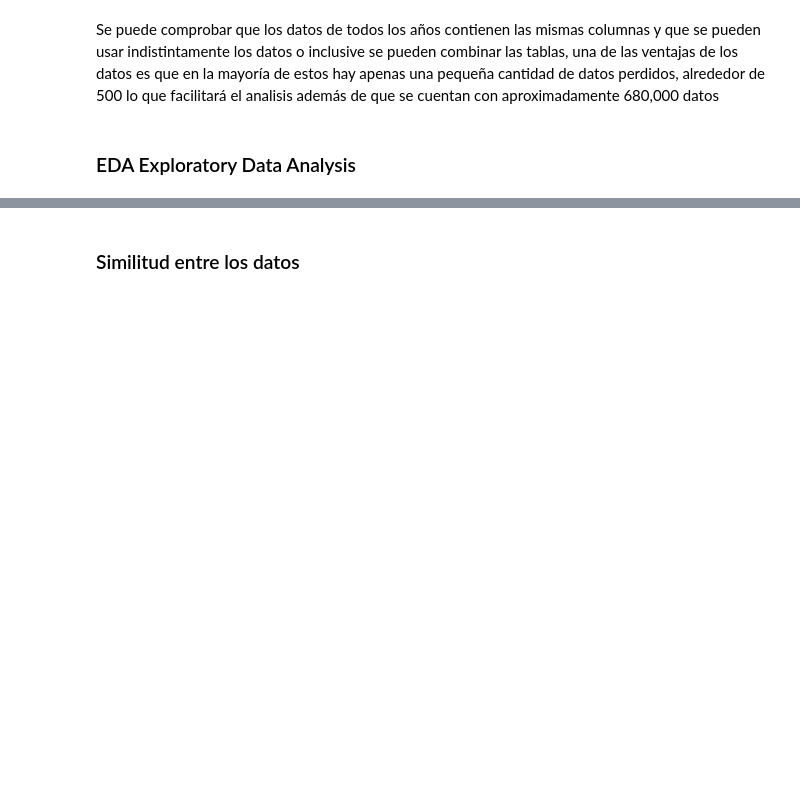
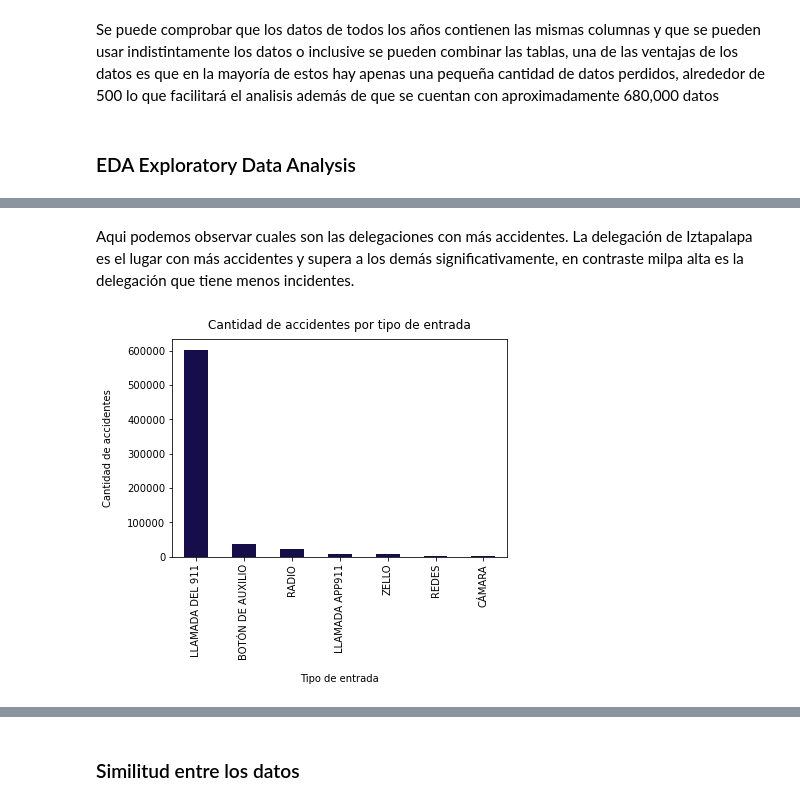
Before and after one commit to Palacios-F/Proyecto_CDIN, a Jupyter notebook: CODE/Proyecto.ipynb, the cells around one changed output, grey strips where cells are left out. Saved outputs shown, nothing was run; the diff lists cells and outputs as text; code cells hidden in the pictures; blank space fills up the shorter version.

```diff
--- a/CODE/Proyecto.ipynb
+++ b/CODE/Proyecto.ipynb
@@ -143,0 +199,15 @@ los datos o inclusive se pueden combinar las tablas, una de las ventajas de los
+# %% [markdown]
+Aqui podemos observar cuales son las delegaciones con más accidentes. La delegación de Iztapalapa es el lugar con más accidentes y supera a los demás significativamente, en contraste milpa alta es la delegación que tiene menos incidentes.
+# %%
+#4.- numero de accidentes por tipo de entrada (tipo_entrada)
+
+insight3 = (data['tipo_entrada'].value_counts())
+
+insight3.plot(kind='bar', color = '#160D4B')
+
+plt.xlabel("Tipo de entrada", labelpad=14)
+plt.ylabel("Cantidad de accidentes", labelpad=14)
+plt.title("Cantidad de accidentes por tipo de entrada", y=1.02)
+plt.show()
+# %% [output]
+[figure, added]
```
Also changed, not shown: parts of 13 cells of this notebook, 1 other file.
